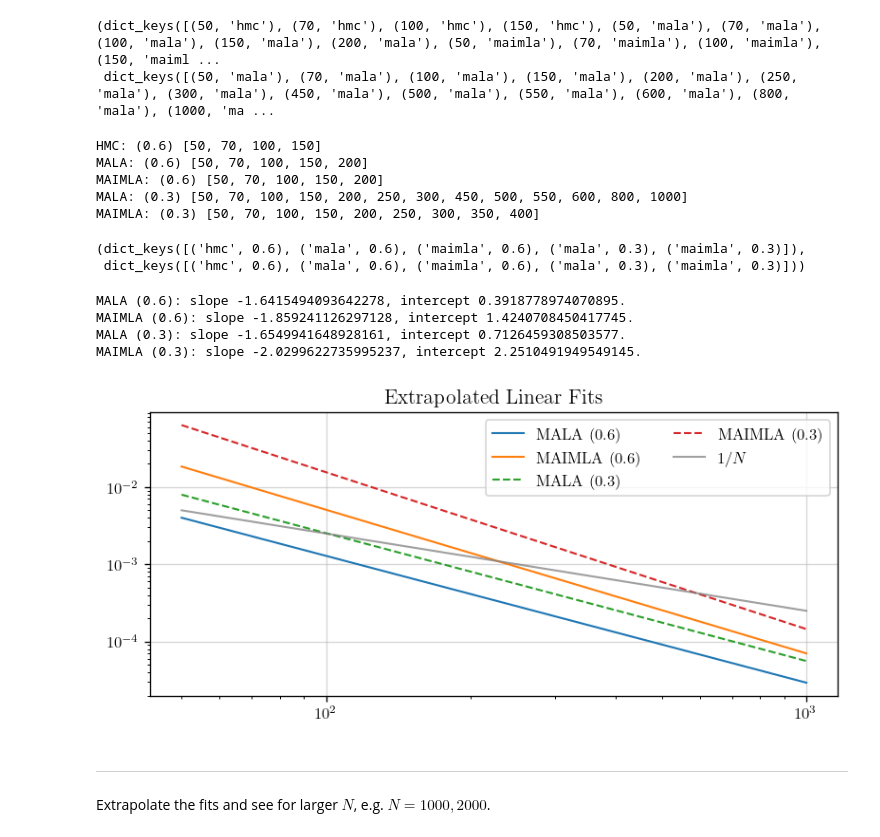
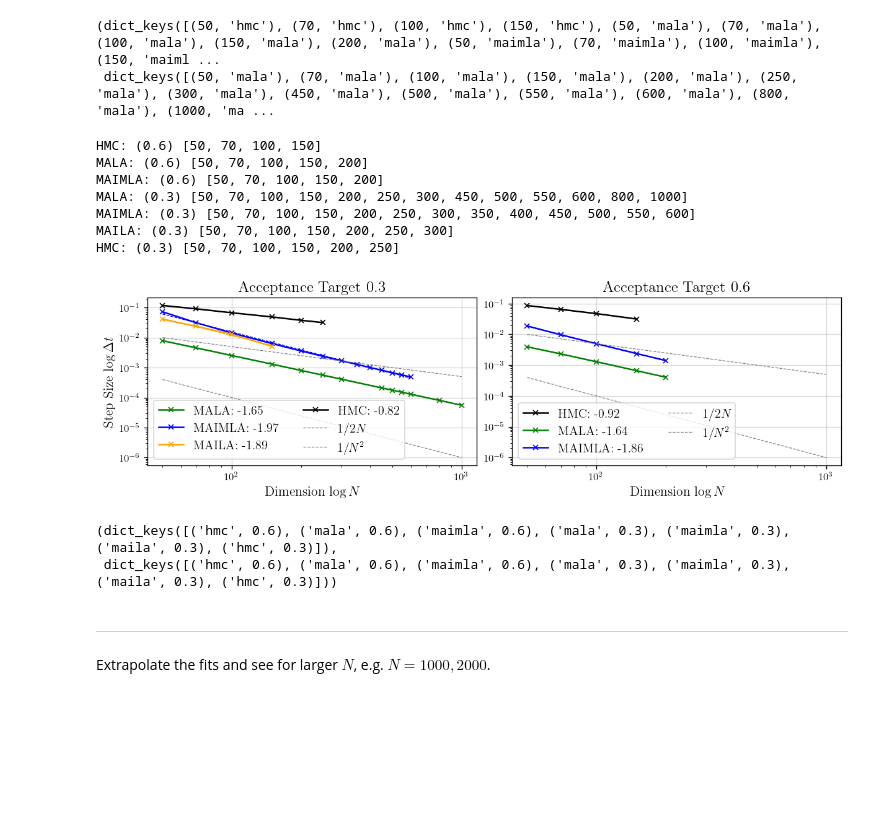
Before and after one commit to fredwdickinson/dissertation, a Jupyter notebook: code/notebooks/04_metropolis.ipynb, the cells around one changed output. Drawn from its saved outputs; the diff is of its cells as text; code cells hidden in the pictures; blank space fills up the shorter version.

```diff
--- a/code/notebooks/04_metropolis.ipynb
+++ b/code/notebooks/04_metropolis.ipynb
@@ -179,9 +174,15 @@ hmc_paths = [f"data/adaptive_dt/hmc-N{N_range}.pkl" for N_range in ["50,70,100",
 mala_paths = [f"data/adaptive_dt/mala-N{N_range}.pkl" for N_range in ["50,70,100", "150,200"]]
 maimla_paths = [f"data/adaptive_dt/maimla-N{N_range}.pkl" for N_range in ["50,70,100", "150,200"]]
 
-maimla_paths_target03 = [f"data/adaptive_dt/target0.3-maimla-N{N_range}.pkl" for N_range in ["50,70,100,150,200", "250,300,350,400"]]
+maimla_paths_target03 = [f"data/adaptive_dt/target0.3-maimla-N{N_range}.pkl" for N_range in
+                         ["50,70,100,150,200", "250,300,350,400", "450,500,550,600"]]
 mala_paths_target03 = [f"data/adaptive_dt/target0.3-mala-N{N_range}.pkl" for N_range in
                        ["50,70,100,150,200", "250,300", "450,500,550,600", "800,1000"]]
+maila_paths_target03 = [f"data/adaptive_dt/target0.3-maila-N{N_range}.pkl" for N_range in
+                       ["50,70,100", "150,200", "250,300"]]
+hmc_paths_target03 = [f"data/adaptive_dt/target0.3-hmc-N{N_range}.pkl" for N_range in
+                       ["50,70,100,150", "200", "250"]]
+
 
 def combine_dicts(file_paths):
     data = {}
@@ -198,70 +199,74 @@ maimla_data = combine_dicts(maimla_paths)
 
 maimla_data_target03 = combine_dicts(maimla_paths_target03)
 mala_data_target03 = combine_dicts(mala_paths_target03)
+maila_data_target03 = combine_dicts(maila_paths_target03)
+hmc_data_target03 = combine_dicts(hmc_paths_target03)
 
 data_target06 = {**hmc_data, **mala_data, **maimla_data}
-data_target03 = {**mala_data_target03, **maimla_data_target03}
+data_target03 = {**mala_data_target03, **maimla_data_target03, **maila_data_target03, **hmc_data_target03}
 data_target06.keys(), data_target03.keys()
 # %% [output]
 (dict_keys([(50, 'hmc'), (70, 'hmc'), (100, 'hmc'), (150, 'hmc'), (50, 'mala'), (70, 'mala'), (100, 'mala'), (150, 'mala'), (200, 'mala'), (50, 'maimla'), (70, 'maimla'), (100, 'maimla'), (150, 'maiml ...
  dict_keys([(50, 'mala'), (70, 'mala'), (100, 'mala'), (150, 'mala'), (200, 'mala'), (250, 'mala'), (300, 'mala'), (450, 'mala'), (500, 'mala'), (550, 'mala'), (600, 'mala'), (800, 'mala'), (1000, 'ma ...
 # %%
-methods = ["hmc", "mala", "maimla", "mala_target03", "maimla_target03"]
-best_fits = {}
-scheme_dts = {}
+methods = ["hmc", "mala", "maimla", "mala_target03", "maimla_target03", "maila_target03", "hmc_target03"]
+colours = {"mala": "green", "maimla": "blue", "maila": "orange", "hmc": "black"}
+best_fits = {}; scheme_dts = {}
+
+fig, (ax1, ax2) = plt.subplots(1, 2, figsize = (10, 3))
 
 for method in methods:
     scheme = method if ("target" not in method) else method.split("_")[0]
     data = data_target06 if ("target" not in method) else data_target03
     target = 0.6 if ("target" not in method) else 0.3
+    ax = ax1 if target == 0.3 else ax2
 
     N_scheme = [N for (N, sch) in data if sch == scheme]
     print(f"{scheme.upper()}: ({target})", N_scheme)
+
+    if (scheme == "maila"):
+        N_scheme = N_scheme[0:4]
 
     last_dts = np.zeros_like(N_scheme, dtype = float)
     for j, N in enumerate(N_scheme):
         last_dts[j] = data[(N, scheme)]["last_dts"]
 
     scheme_dts[(scheme, target)] = (N_scheme, last_dts)
 
     # Find slope and intercept in log space.
     log_N = np.log10(N_scheme); log_dts = np.log10(last_dts);
     slope, intercept = np.polyfit(log_N, log_dts, 1)
     best_fits[(scheme, target)] = (slope, intercept)
 
+    # Plotter!
+    colour = colours[scheme]
+    ax.loglog(N_scheme, last_dts, label = f"{scheme.upper()}: {slope:.2f}", marker = 'x', markersize = 5, lw = 1.5, color = colour)
+    ax.plot(N_scheme, 10**(intercept)*N_scheme**slope, ls = "--", lw = 0.75, color = colour)
+
+test_range = np.logspace(np.log10(50), np.log10(1000), 5)
+for ax in [ax1, ax2]:
+    ax.plot(test_range, [1/(2*N) for N in test_range], label = r"$1/2N$", color = "grey", lw = 0.75, ls = "--")
+    ax.plot(test_range, [1/(N**2) for N in test_range], label = r"$1/N^2$", color = "grey", lw = 0.75, ls = "--")
+    ax.set_xlabel(r"Dimension $\log N$", fontsize = 13)
+
+ax1.legend(fontsize = 12, ncols = 2); ax2.legend(fontsize = 12, ncols = 2);
+ax1.set_title("Acceptance Target 0.3", fontsize = 15); ax2.set_title("Acceptance Target 0.6", fontsize = 15)
+ax1.set_ylabel(r"Step Size $\log \Delta t$", fontsize = 13)
+
+# plt.savefig("adapative-dt-TEMP.pdf", format = "pdf", dpi = 120)
+plt.show()
 best_fits.keys(), scheme_dts.keys()
 # %% [output]
 HMC: (0.6) [50, 70, 100, 150]
 MALA: (0.6) [50, 70, 100, 150, 200]
 MAIMLA: (0.6) [50, 70, 100, 150, 200]
 MALA: (0.3) [50, 70, 100, 150, 200, 250, 300, 450, 500, 550, 600, 800, 1000]
-MAIMLA: (0.3) [50, 70, 100, 150, 200, 250, 300, 350, 400]
+MAIMLA: (0.3) [50, 70, 100, 150, 200, 250, 300, 350, 400, 450, 500, 550, 600]
+MAILA: (0.3) [50, 70, 100, 150, 200, 250, 300]
+HMC: (0.3) [50, 70, 100, 150, 200, 250]
+[figure, added]
-(dict_keys([('hmc', 0.6), ('mala', 0.6), ('maimla', 0.6), ('mala', 0.3), ('maimla', 0.3)]),
- dict_keys([('hmc', 0.6), ('mala', 0.6), ('maimla', 0.6), ('mala', 0.3), ('maimla', 0.3)]))
+(dict_keys([('hmc', 0.6), ('mala', 0.6), ('maimla', 0.6), ('mala', 0.3), ('maimla', 0.3), ('maila', 0.3), ('hmc', 0.3)]),
+ dict_keys([('hmc', 0.6), ('mala', 0.6), ('maimla', 0.6), ('mala', 0.3), ('maimla', 0.3), ('maila', 0.3), ('hmc', 0.3)]))
-# %%
-plot_range = np.logspace(np.log10(50), np.log10(1000), 10)
-fig, ax = plt.subplots()
-
-for (method, target) in best_fits:
-    if (method == "hmc"):
-        continue
-
-    slope, intercept = best_fits[(method, target)]
-    dts = 10**(intercept)*plot_range**slope
-    ls = "--" if (target == 0.3) else "-"
-    ax.loglog(plot_range, dts, label = f"{method.upper()} ({target})", linestyle = ls)
-    print(f"{method.upper()} ({target}): slope {slope}, intercept {intercept}.")
-
-ax.set_title("Extrapolated Linear Fits")
-ax.loglog(plot_range, 1/(4*plot_range), label = r"$1/N$", alpha = 0.75, color = "grey")
-ax.legend(ncol = 2)
-plt.show()
-# %% [output]
-MALA (0.6): slope -1.6415494093642278, intercept 0.3918778974070895.
-MAIMLA (0.6): slope -1.859241126297128, intercept 1.4240708450417745.
-MALA (0.3): slope -1.6549941648928161, intercept 0.7126459308503577.
-MAIMLA (0.3): slope -2.0299622735995237, intercept 2.2510491949549145.
-[figure, removed]
 # %% [markdown]
 ---
 
```
Also changed, not shown: parts of 4 cells of this notebook, 4 other files.
